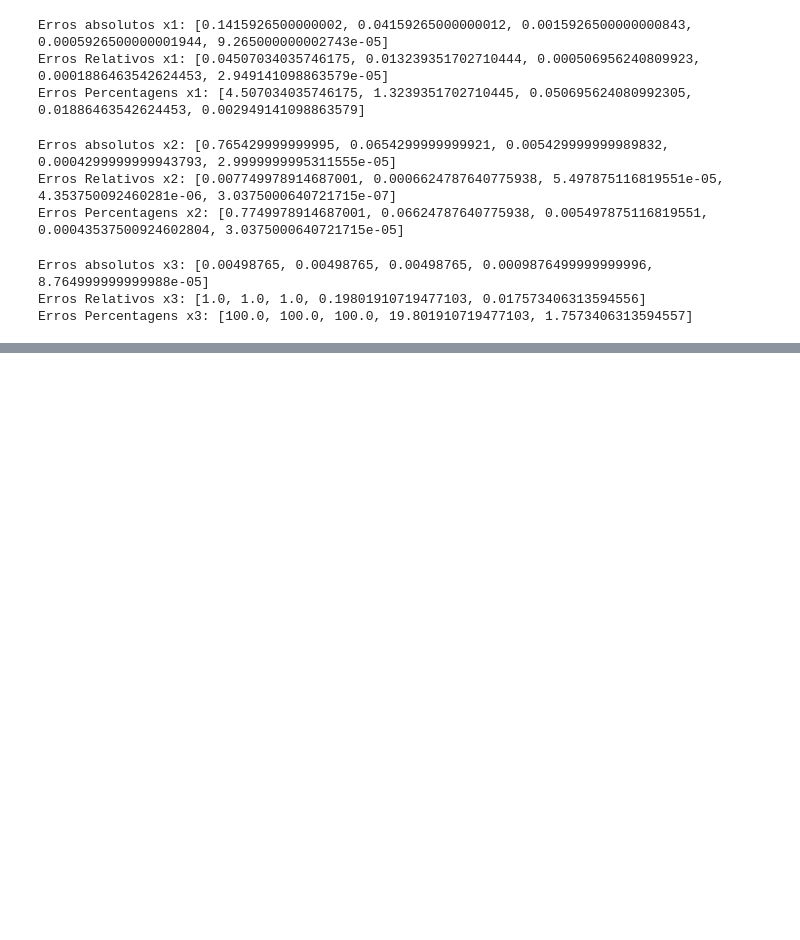
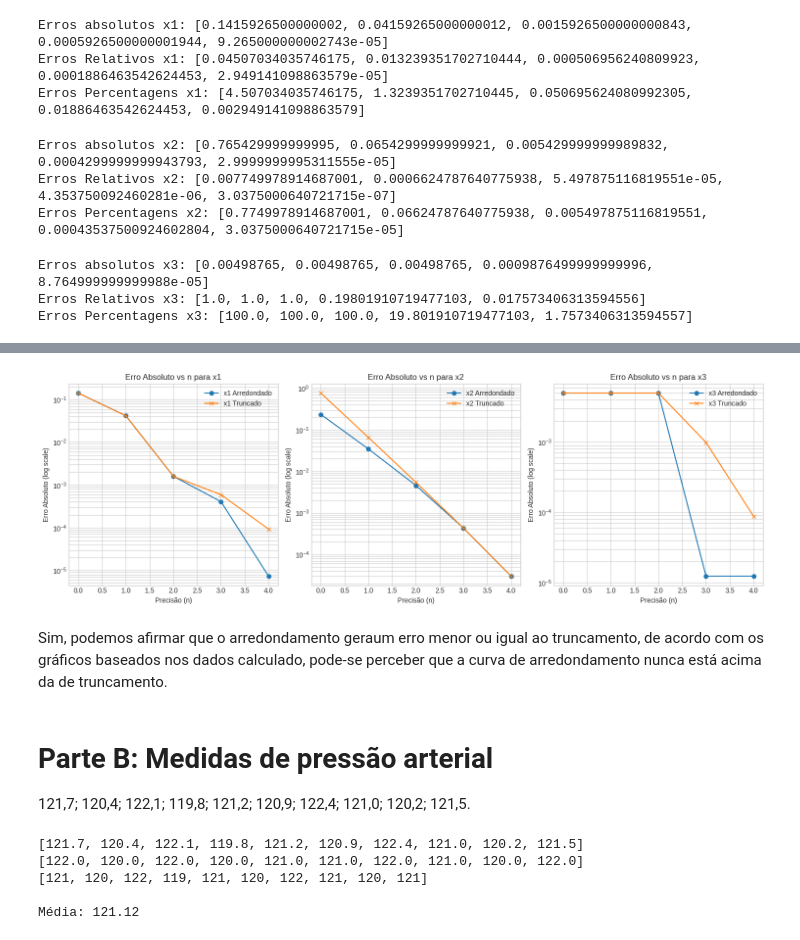
Before and after one commit to davidgeraldi/Calculo-Numerico-UNIFESP, a Jupyter notebook: Atividade_1_CN.ipynb, the cells around one changed output, grey strips where cells are left out. Drawn from its saved outputs; the diff is of its cells as text; code cells hidden in the pictures; blank space fills up the shorter version.

```diff
--- a/Atividade_1_CN.ipynb
+++ b/Atividade_1_CN.ipynb
@@ -198,0 +257,66 @@ Tabela de Erros para x2 (Arredondamento):
+# %%
+plt.figure(figsize=(15, 5))
+
+# Plot para x1
+plt.subplot(1, 3, 1) # 1 linha, 3 colunas, 1º gráfico
+plt.plot(n, ErrAbsX1, marker='o', label='x1 Arredondado')
+plt.plot(n, ErrAbsX1Trunc, marker='x', label='x1 Truncado')
+plt.yscale('log')
+plt.xlabel('Precisão (n)')
+plt.ylabel('Erro Absoluto (log scale)')
+plt.title('Erro Absoluto vs n para x1')
+plt.legend()
+plt.grid(True, which="both", ls="-", axis='y')
+
+# Plot para x2
+plt.subplot(1, 3, 2) # 1 linha, 3 colunas, 2º gráfico
+plt.plot(n, ErrAbsX2, marker='o', label='x2 Arredondado')
+plt.plot(n, ErrAbsX2Trunc, marker='x', label='x2 Truncado')
+plt.yscale('log')
+plt.xlabel('Precisão (n)')
+plt.ylabel('Erro Absoluto (log scale)')
+plt.title('Erro Absoluto vs n para x2')
+plt.legend()
+plt.grid(True, which="both", ls="-", axis='y')
+
+# Plot para x3
+plt.subplot(1, 3, 3) # 1 linha, 3 colunas, 3º gráfico
+plt.plot(n, ErrAbsX3, marker='o', label='x3 Arredondado')
+plt.plot(n, ErrAbsX3Trunc, marker='x', label='x3 Truncado')
+plt.yscale('log')
+plt.xlabel('Precisão (n)')
+plt.ylabel('Erro Absoluto (log scale)')
+plt.title('Erro Absoluto vs n para x3')
+plt.legend()
+plt.grid(True, which="both", ls="-", axis='y')
+
+plt.tight_layout() # Ajusta o layout para evitar sobreposição
+plt.show()
+# %% [output]
+[figure, added]
+# %% [markdown]
+Sim, podemos afirmar que o arredondamento geraum erro menor ou igual ao truncamento, de acordo com os gráficos baseados nos dados calculado, pode-se perceber que a curva de arredondamento nunca está acima da de truncamento.
+# %% [markdown]
+# Parte B: Medidas de pressão arterial
+121,7; 120,4; 122,1; 119,8; 121,2; 120,9; 122,4; 121,0; 120,2; 121,5.
+# %%
+medidasOriginais = [121.7, 120.4, 122.1, 119.8, 121.2, 120.9, 122.4, 121.0, 120.2, 121.5]
+
+medidasArredondadas = [round(medida, 0) for medida in medidasOriginais]
+
+# math.trunc() já retorna a parte inteira. Multiplicar por 1 e dividir por 1 é redundante.
+medidasTruncadas = [math.trunc(medida) for medida in medidasOriginais]
+
+print(medidasOriginais)
+print(medidasArredondadas)
+print(medidasTruncadas)
+
+media = np.mean(medidasOriginais)
+
+print(f"\nMédia: {media}")
+# %% [output]
+[121.7, 120.4, 122.1, 119.8, 121.2, 120.9, 122.4, 121.0, 120.2, 121.5]
+[122.0, 120.0, 122.0, 120.0, 121.0, 121.0, 122.0, 121.0, 120.0, 122.0]
+[121, 120, 122, 119, 121, 120, 122, 121, 120, 121]
+
+Média: 121.12
```
Also changed, not shown: parts of 2 cells of this notebook.
